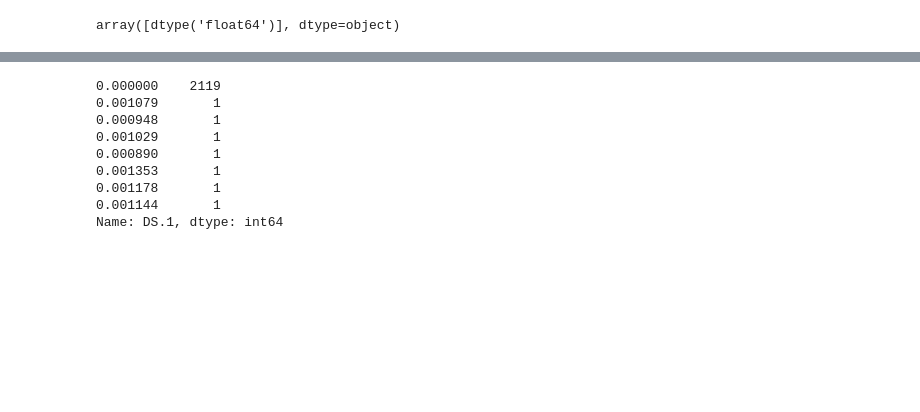
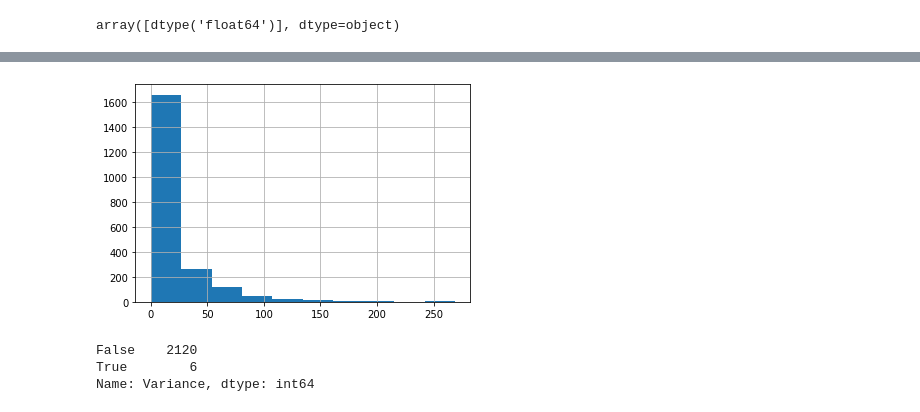
Before and after one commit to moaaztaha/Machine-Learning-Assignment, a Jupyter notebook: CTG Classification.ipynb, the cells around one changed output, grey strips where cells are left out. Drawn from its saved outputs; the diff is of its cells as text; code cells hidden in the pictures; blank space fills up the shorter version.

```diff
--- a/CTG Classification.ipynb
+++ b/CTG Classification.ipynb
@@ -358,12 +411,11 @@ NSP: 3
+# %%
+df['Variance'].hist()
+plt.show()
+# %% [output]
+[figure, added]
 # %%
-pd.value_counts(df['DS.1'])
+pd.value_counts(df['Variance']>200)
 # %% [output]
-0.000000    2119
-0.001079       1
-0.000948       1
-0.001029       1
-0.000890       1
-0.001353       1
-0.001178       1
-0.001144       1
-Name: DS.1, dtype: int64
+False    2120
+True        6
+Name: Variance, dtype: int64
```
Also changed, not shown: parts of 27 cells of this notebook.
